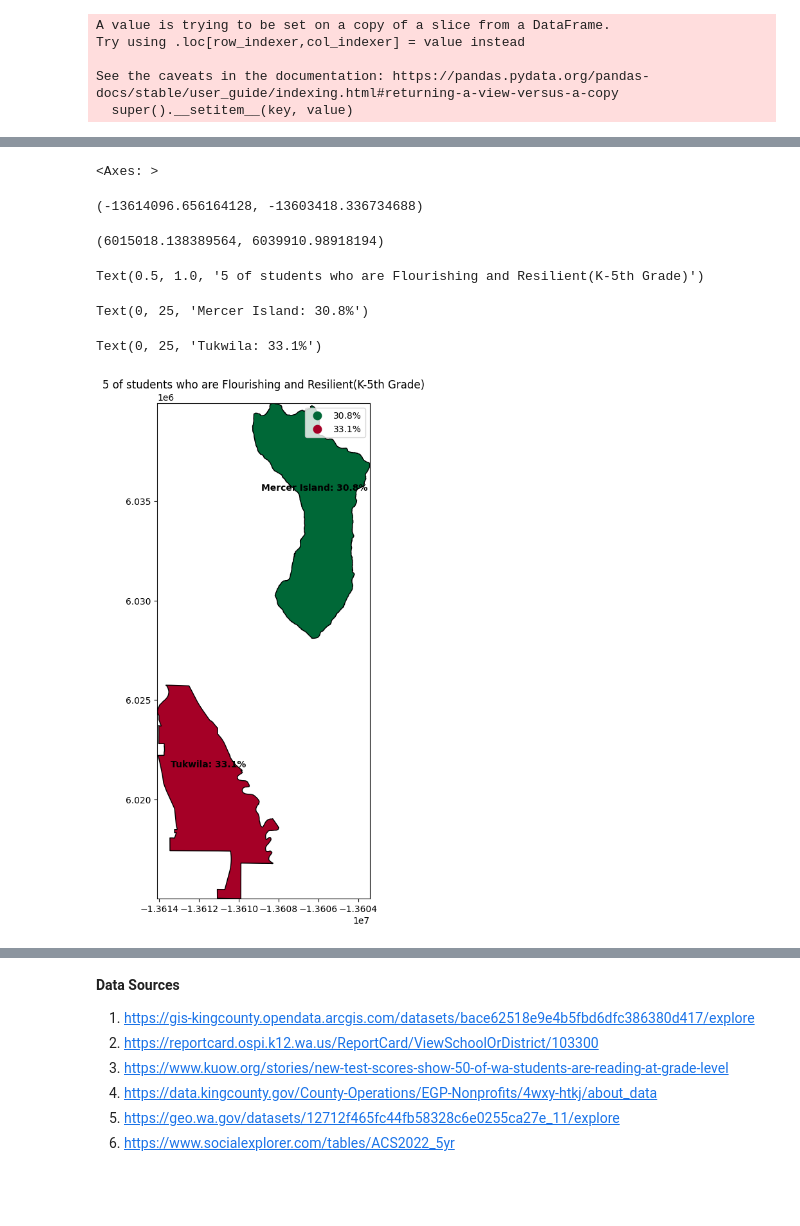
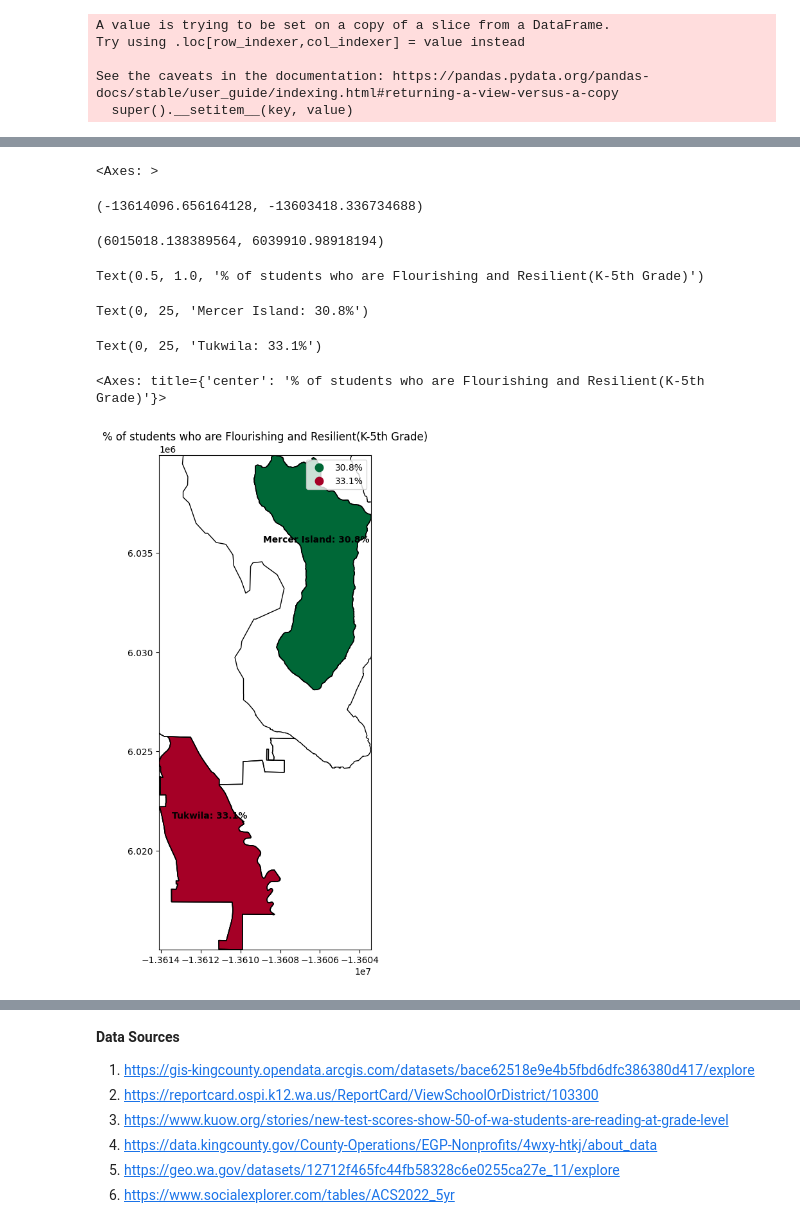
Before and after one commit to Spontyrupple/mamaine, a Jupyter notebook: king_county.ipynb, the cells around one changed output, grey strips where cells are left out. Drawn from its saved outputs; the diff is of its cells as text; code cells hidden in the pictures; blank space fills up the shorter version.

```diff
--- a/king_county.ipynb
+++ b/king_county.ipynb
@@ -595,7 +597,7 @@ See the caveats in the documentation: https://pandas.pydata.org/pandas-docs/stab
 # %%
 # Filter for Mercer Island and Tukwila
 filtered_kingc4 = kingc4[kingc4['NAME'].isin(['Mercer Island', 'Tukwila'])]
-
+county = county.to_crs(kingc4.crs)
 # Get the bounds of the filtered data
 minx, miny, maxx, maxy = filtered_kingc4.total_bounds
 
@@ -604,12 +606,12 @@ fig, ax = plt.subplots(1, 1, figsize=(10, 10))
 
 # Plot with color based on 'Student to Teacher Ratio'
 # Using a colormap to represent different values of the student-teacher ratio
-filtered_kingc4.plot(column='Student to Teacher Ratio', cmap='RdYlGn_r', legend=True, ax=ax, edgecolor="black")
+filtered_kingc4.plot(column='Student to Teacher Ratio', cmap='RdYlGn_r', legend=True, legend_kwds={'label': "STR"}, ax=ax, edgecolor="black")
 
 # Set limits to zoom in
 ax.set_xlim(minx, maxx)
 ax.set_ylim(miny, maxy)
-ax.text(0.5, 1.05, "Student to Teacher Ratio in Tukwila and Mercer Island and other factors",
+ax.text(0.5, 1.05, "Student to Teacher Ratio in Tukwila and Mercer Island and other indicators",
         transform=ax.transAxes, ha="center", fontsize=12)  # Adjust fontsize as needed
 
 # ... (rest of your code) ...
@@ -633,7 +635,7 @@ for idx, row in filtered_kingc4.iterrows():
                 fontsize=10, color='black', weight='bold')  # Adjust fontsize if needed
 
 fig.text(0.5, 0.02, "SPH=Single Parent Households APS=Amount per student", ha='center', fontsize=10)
-
+county.plot(ax=ax, color='none', edgecolor='black')
 plt.show()
 # %% [output]
 <Axes: >
@@ -656,7 +659,7 @@ kingc5['indicato_3'] = (kingc5['indicato_3'] * 100).astype(str) + '%'
 # %%
 # Filter for Tukwila and Mercer Island
 filtered_kingc5 = kingc5[kingc5['geograph_1'].isin(['Mercer Island', 'Tukwila'])]
-
+county = county.to_crs(kingc5.crs)
 # Get the bounds of the filtered data
 minx, miny, maxx, maxy = filtered_kingc5.total_bounds
 
@@ -683,7 +686,7 @@ for idx, row in filtered_kingc5.iterrows():
         color='black',
         weight='bold'
     )
-
+county.plot(ax=ax, color='none', edgecolor='black')
 plt.show()
 # %% [output]
 <Axes: >
@@ -703,41 +707,42 @@ kingc5a['indicato_3'] = (kingc5a['indicato_3'] * 100).astype(str) + '%'
 # %%
 # Filter for Tukwila and Mercer Island
 filtered_kingc5a = kingc5a[kingc5a['geograph_1'].isin(['Mercer Island', 'Tukwila'])]
-
+county = county.to_crs(kingc5a.crs)
 # Get the bounds of the filtered data
 minx, miny, maxx, maxy = filtered_kingc5a.total_bounds
 
 # Set up the plot
 fig, ax = plt.subplots(1, 1, figsize=(10, 10))
 
 # Plot with color based on 'Indicator Value'
 filtered_kingc5a.plot(column='indicato_3', cmap='RdYlGn_r', legend=True, ax=ax, edgecolor="black")
 legend_kwds={'bbox_to_anchor': (1.05, 1), 'loc': 'upper left'}
 # Set limits to zoom in
 ax.set_xlim(minx, maxx)
 ax.set_ylim(miny, maxy)
-ax.set_title("5 of students who are Flourishing and Resilient(K-5th Grade)")
+ax.set_title("% of students who are Flourishing and Resilient(K-5th Grade)")
 
 # Annotate with school district names and Indicator Values
 for idx, row in filtered_kingc5a.iterrows():
     ax.annotate(
         f"{row['geograph_1']}: {row['indicato_3']}",  # Display name and value
         xy=(row.geometry.centroid.x, row.geometry.centroid.y),
         xytext=(0, 25),  # Offset for text
         textcoords='offset points',
         ha='center',
         fontsize=10,
         color='black',
         weight='bold'
     )
-
+county.plot(ax=ax, color='none', edgecolor='black')
 plt.show()
 # %% [output]
 <Axes: >
 (-13614096.656164128, -13603418.336734688)
 (6015018.138389564, 6039910.98918194)
-Text(0.5, 1.0, '5 of students who are Flourishing and Resilient(K-5th Grade)')
+Text(0.5, 1.0, '% of students who are Flourishing and Resilient(K-5th Grade)')
 Text(0, 25, 'Mercer Island: 30.8%')
 Text(0, 25, 'Tukwila: 33.1%')
+<Axes: title={'center': '% of students who are Flourishing and Resilient(K-5th Grade)'}>
-[figure, old version]
+[figure, new version]
 # %%
```
Also changed, not shown: parts of 5 cells of this notebook.
